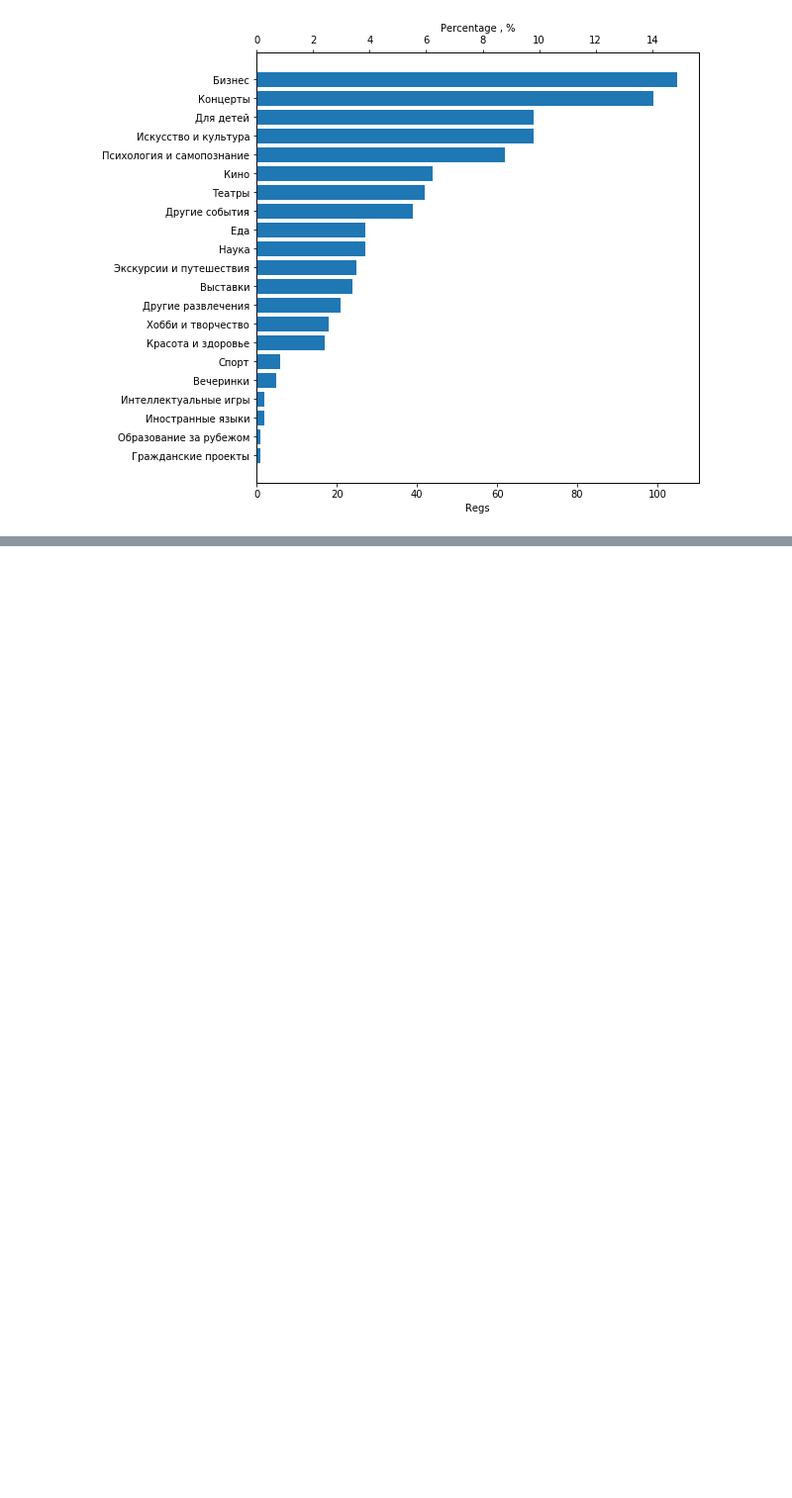
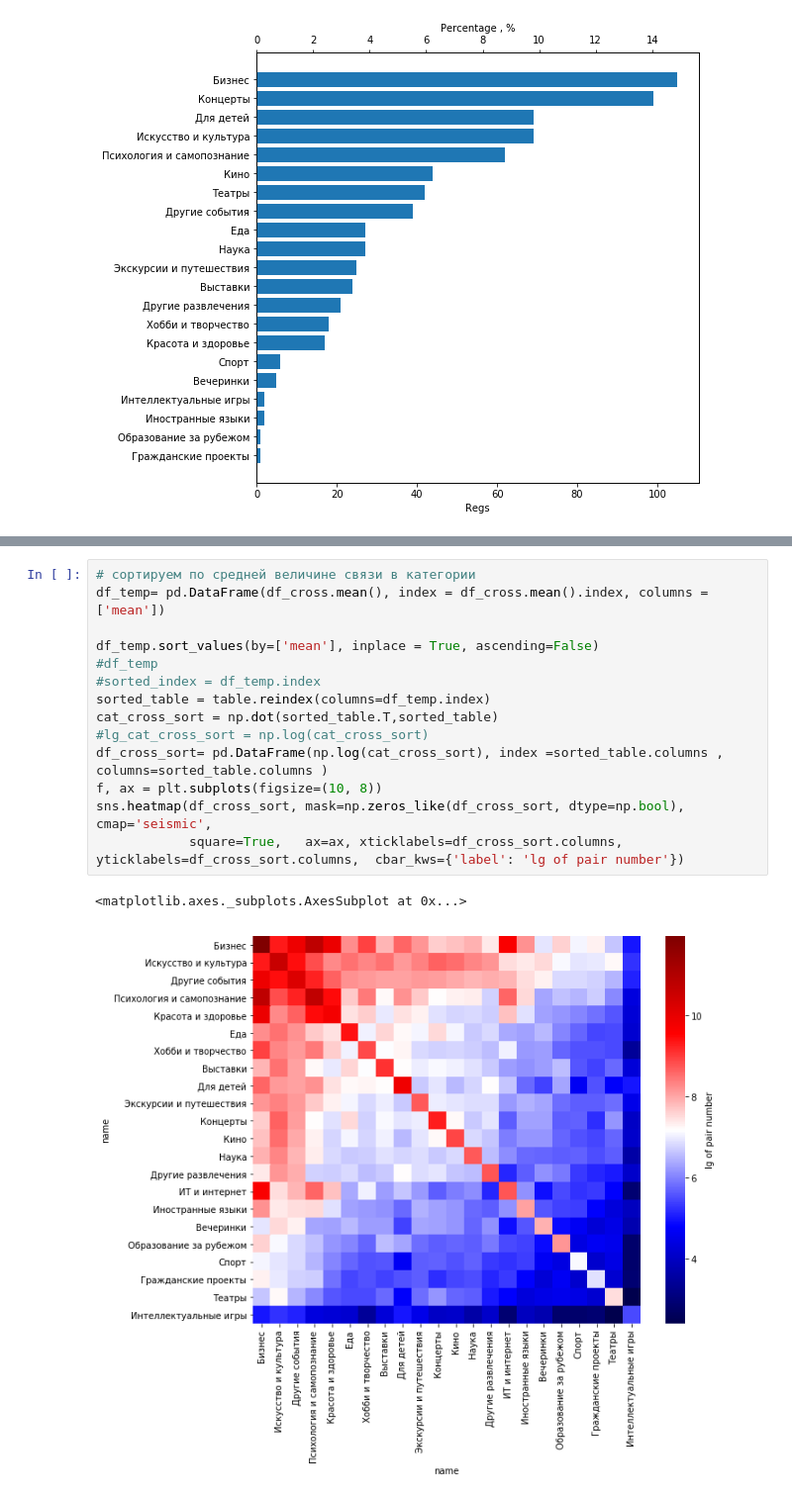
Before and after one commit to mraklay/python_templates, a Jupyter notebook: Timepad_test.ipynb, the cells around one changed output, grey strips where cells are left out. Shown: that part at 99% size. Cells and saved outputs as stored; diff of their text form; blank space fills up the shorter version.

Commit message:
category_corr_sorted

```diff
--- a/Timepad_test.ipynb
+++ b/Timepad_test.ipynb
@@ -205,0 +213,17 @@ sns.heatmap(corr, mask=np.zeros_like(corr, dtype=np.bool), cmap=sns.diverging_pa
+# %%
+# сортируем по средней величине связи в категории
+df_temp= pd.DataFrame(df_cross.mean(), index = df_cross.mean().index, columns =['mean'])
+
+df_temp.sort_values(by=['mean'], inplace = True, ascending=False)
+#df_temp
+#sorted_index = df_temp.index
+sorted_table = table.reindex(columns=df_temp.index)
+cat_cross_sort = np.dot(sorted_table.T,sorted_table)
+#lg_cat_cross_sort = np.log(cat_cross_sort)
+df_cross_sort= pd.DataFrame(np.log(cat_cross_sort), index =sorted_table.columns , columns=sorted_table.columns )
+f, ax = plt.subplots(figsize=(10, 8))
+sns.heatmap(df_cross_sort, mask=np.zeros_like(df_cross_sort, dtype=np.bool), cmap='seismic',
+            square=True,   ax=ax, xticklabels=df_cross_sort.columns, yticklabels=df_cross_sort.columns,  cbar_kws={'label': 'lg of pair number'})
+# %% [output]
+<matplotlib.axes._subplots.AxesSubplot at 0x...>
+[figure, added]
```
Also changed, not shown: parts of 4 cells of this notebook.
